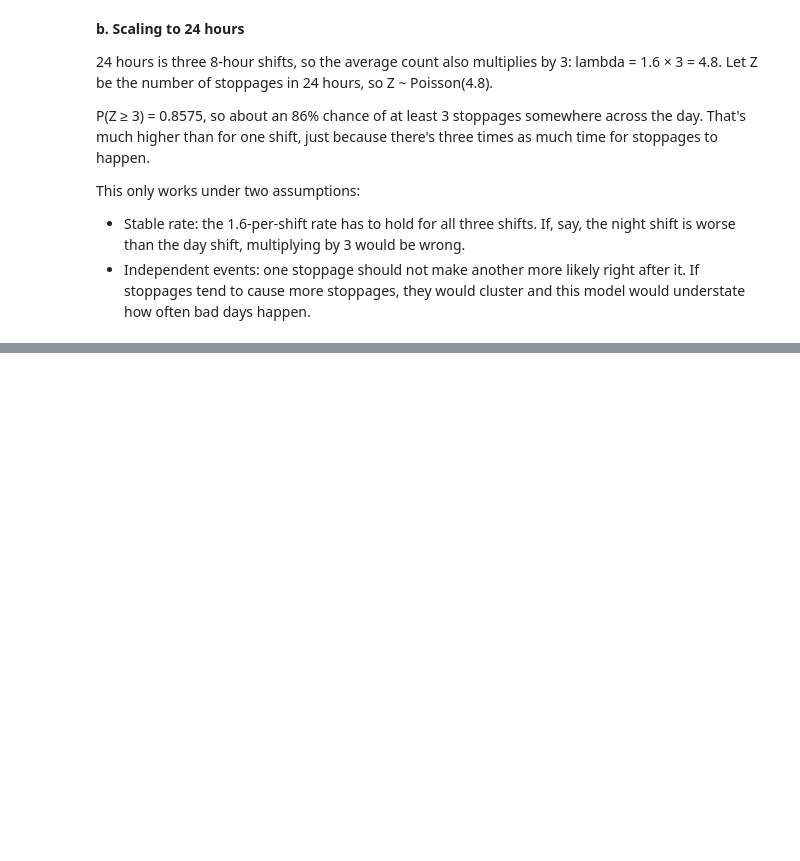
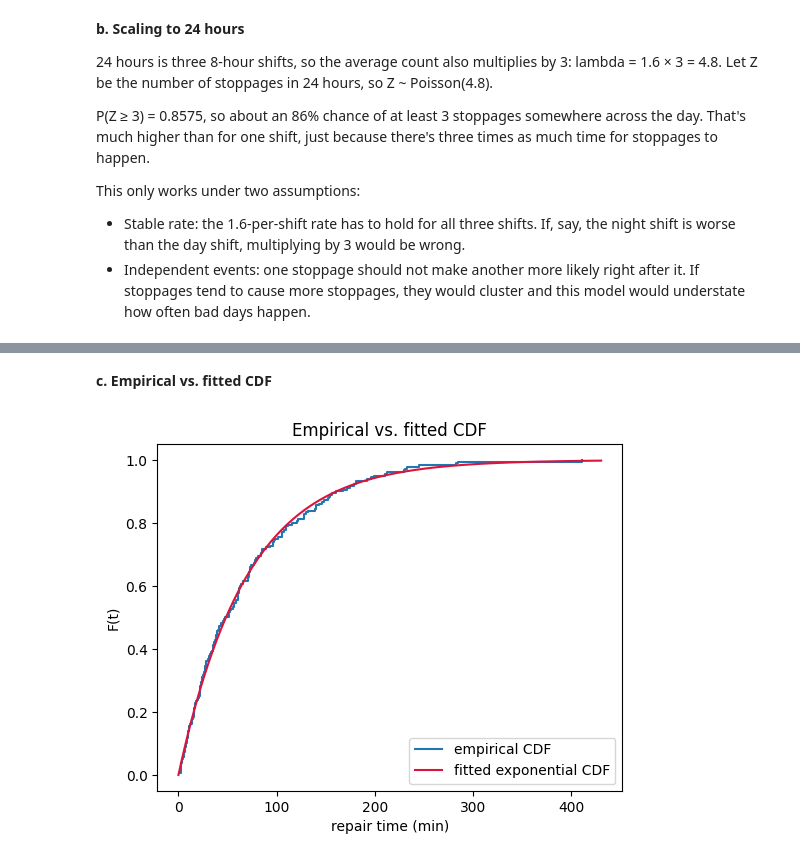
Before and after one commit to sebinko/STA1_26, a Jupyter notebook: Assignment2/assignment_2.ipynb, the cells around one changed output, grey strips where cells are left out. Saved outputs shown, nothing was run; the diff lists cells and outputs as text; code cells hidden in the pictures; blank space fills up the shorter version.

```diff
--- a/Assignment2/assignment_2.ipynb
+++ b/Assignment2/assignment_2.ipynb
@@ -196,0 +374,8 @@ This only works under two assumptions:
+# %%
+lam_hat = 1 / mean_t
+repair_model = expon(scale=1 / lam_hat)
+
+print(f"lambda_hat = {lam_hat:.5f} restorations per minute")
+print(f"fitted mean     = {repair_model.mean():.4f}")
+print(f"fitted variance = {repair_model.var():.4f}")
+print(f"SciPy scale (1/lambda_hat) = {1 / lam_hat:.4f}")
@@ -196,0 +389,17 @@ This only works under two assumptions:
+# %% [markdown]
+**c. Empirical vs. fitted CDF**
+# %%
+t_sorted = np.sort(t)
+ecdf = np.arange(1, n_t + 1) / n_t
+
+plt.figure(figsize=(6, 4.5))
+plt.step(t_sorted, ecdf, where="post", label="empirical CDF")
+xs = np.linspace(0, t.max() + 20, 400)
+plt.plot(xs, repair_model.cdf(xs), color="crimson", label="fitted exponential CDF")
+plt.title("Empirical vs. fitted CDF")
+plt.xlabel("repair time (min)")
+plt.ylabel("F(t)")
+plt.legend()
+plt.show()
+# %% [output]
+[figure, added]
```
Also changed, not shown: parts of 40 cells of this notebook.
